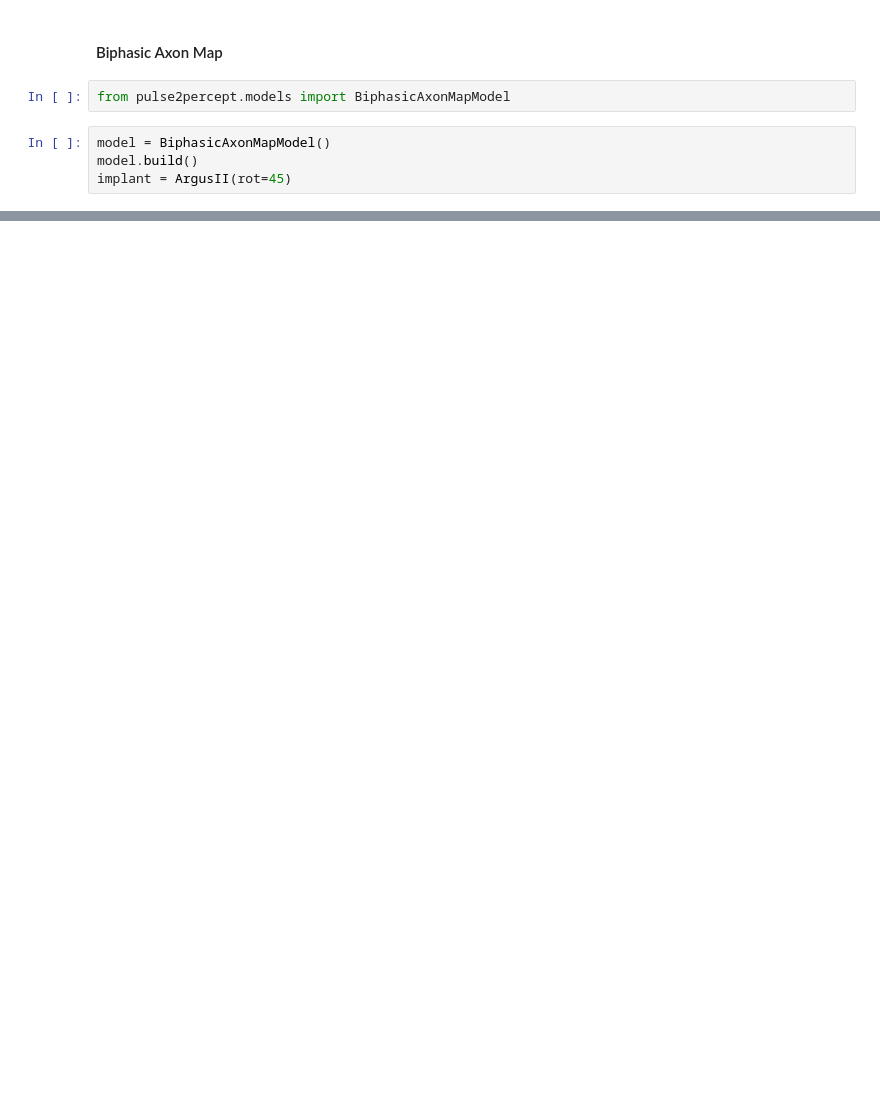
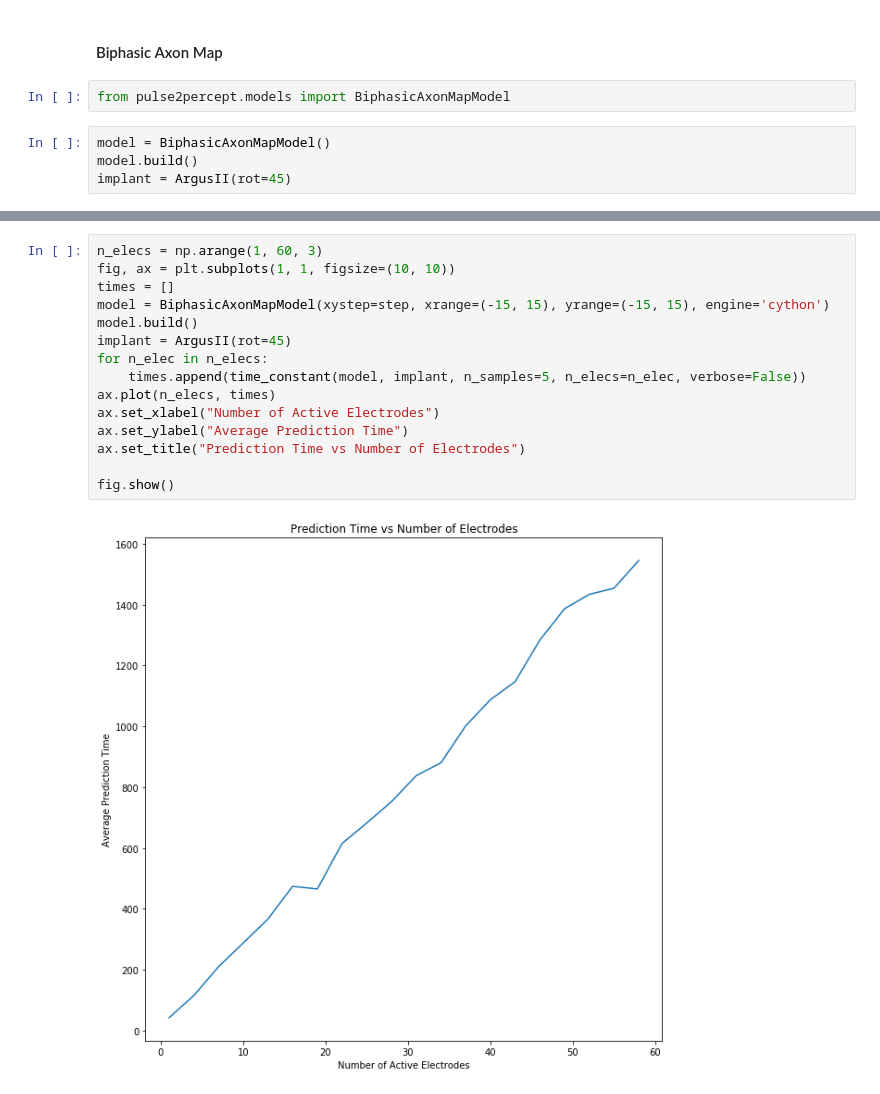
Before and after one commit to jgranley/pulse2percept, a Jupyter notebook: pulse2percept/models/axon_length_timing.ipynb, the cells around one changed output, grey strips where cells are left out. Drawn from its saved outputs; the diff is of its cells as text; blank space fills up the shorter version.

```diff
--- a/pulse2percept/models/axon_length_timing.ipynb
+++ b/pulse2percept/models/axon_length_timing.ipynb
@@ -147,0 +208,17 @@ time_random(model, implant, n_samples=50, plot=True)
+# %%
+n_elecs = np.arange(1, 60, 3)
+fig, ax = plt.subplots(1, 1, figsize=(10, 10))
+times = []
+model = BiphasicAxonMapModel(xystep=step, xrange=(-15, 15), yrange=(-15, 15), engine='cython')
+model.build()
+implant = ArgusII(rot=45)
+for n_elec in n_elecs:
+    times.append(time_constant(model, implant, n_samples=5, n_elecs=n_elec, verbose=False))
+ax.plot(n_elecs, times)
+ax.set_xlabel("Number of Active Electrodes")
+ax.set_ylabel("Average Prediction Time")
+ax.set_title("Prediction Time vs Number of Electrodes")
+
+fig.show()
+# %% [output]
+[figure, added]
```
Also changed, not shown: parts of 6 cells of this notebook, 1 other file.
